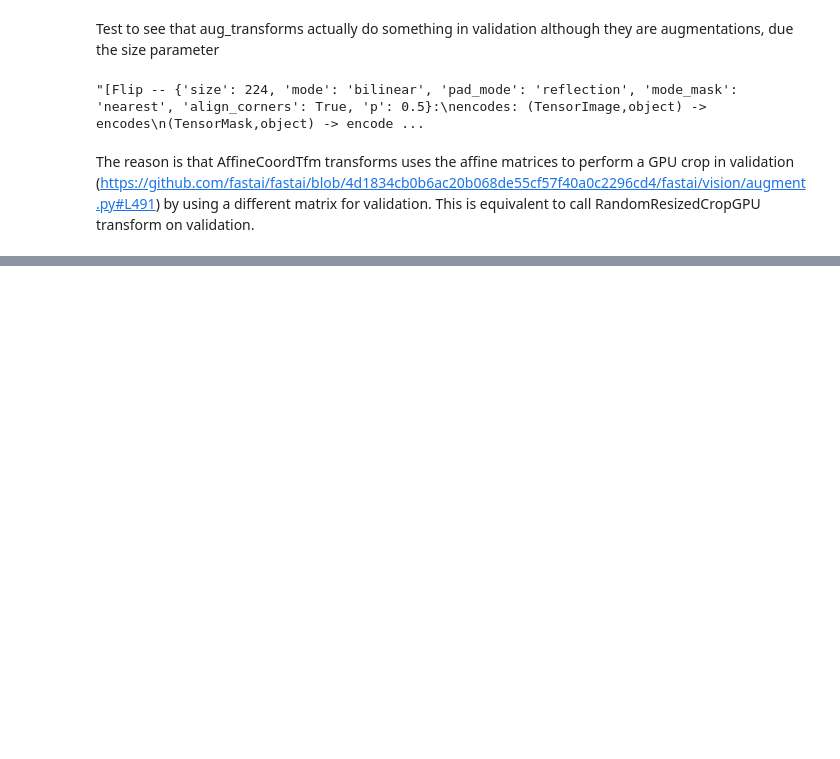
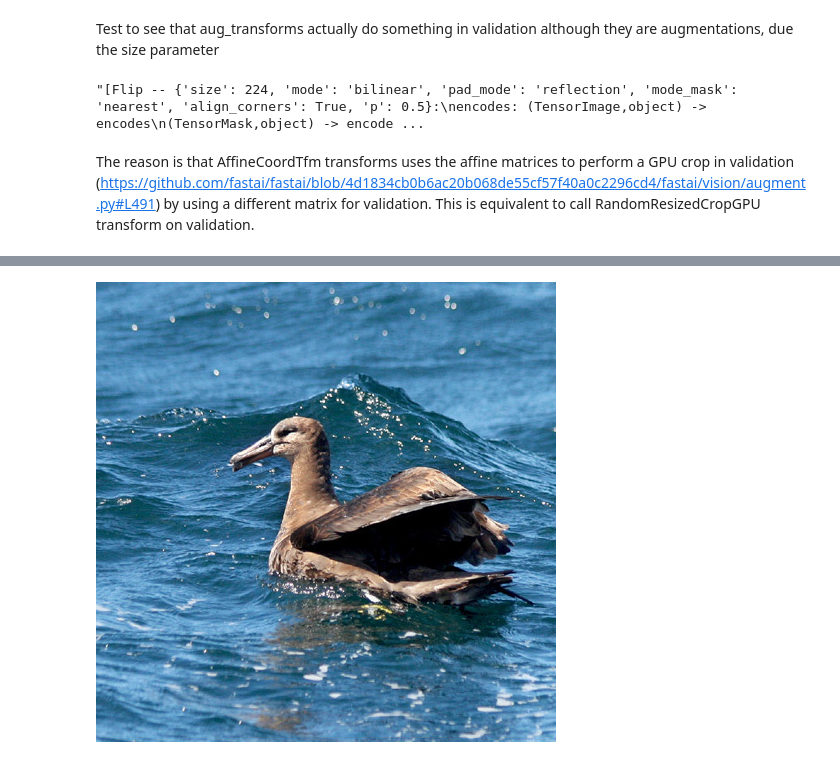
Before and after one commit to emepetres/birds-classification, a Jupyter notebook: training/notebooks/transforms-lab.ipynb, the cells around one changed output, grey strips where cells are left out. Saved outputs shown, nothing was run; the diff lists cells and outputs as text; code cells hidden in the pictures; blank space fills up the shorter version.

```diff
--- a/training/notebooks/transforms-lab.ipynb
+++ b/training/notebooks/transforms-lab.ipynb
@@ -176,0 +190,7 @@ The reason is that AffineCoordTfm transforms uses the affine matrices to perform
+# %%
+crop_fastai = fastai_aug.CropPad((460, 460))
+crop_rrc = fastai_aug.RandomResizedCrop((460, 460))
+# %%
+crop_fastai(im, split_idx=1)
+# %% [output]
+[figure, added]
```
Also changed, not shown: parts of 5 cells of this notebook, 1 other file.
